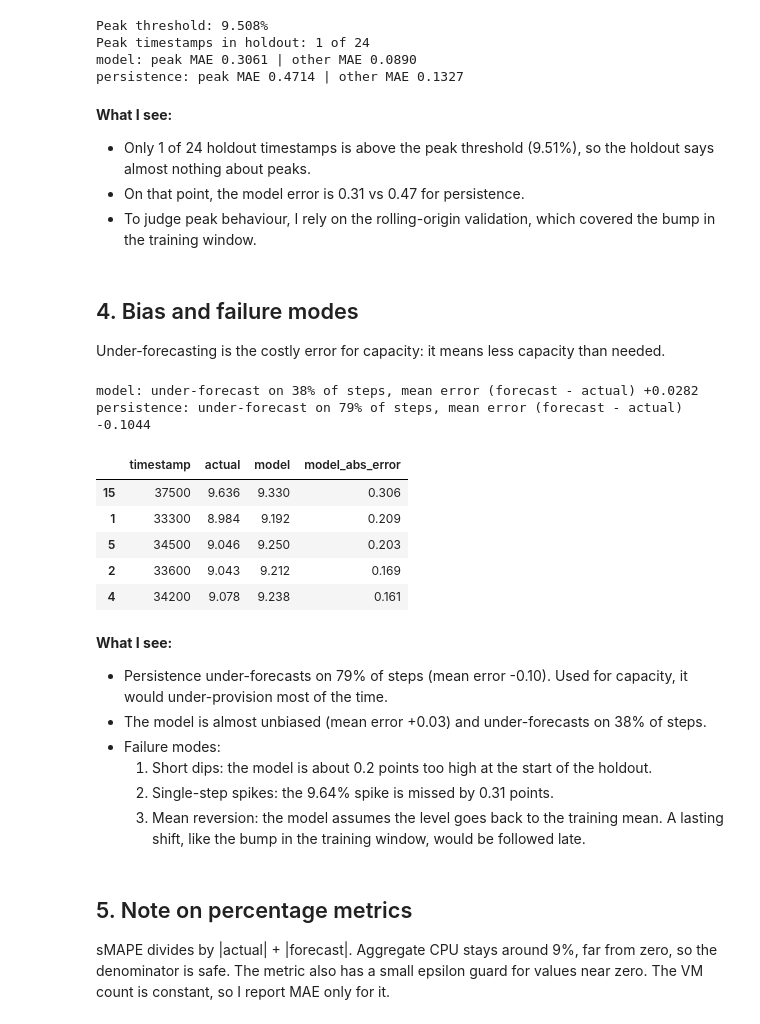
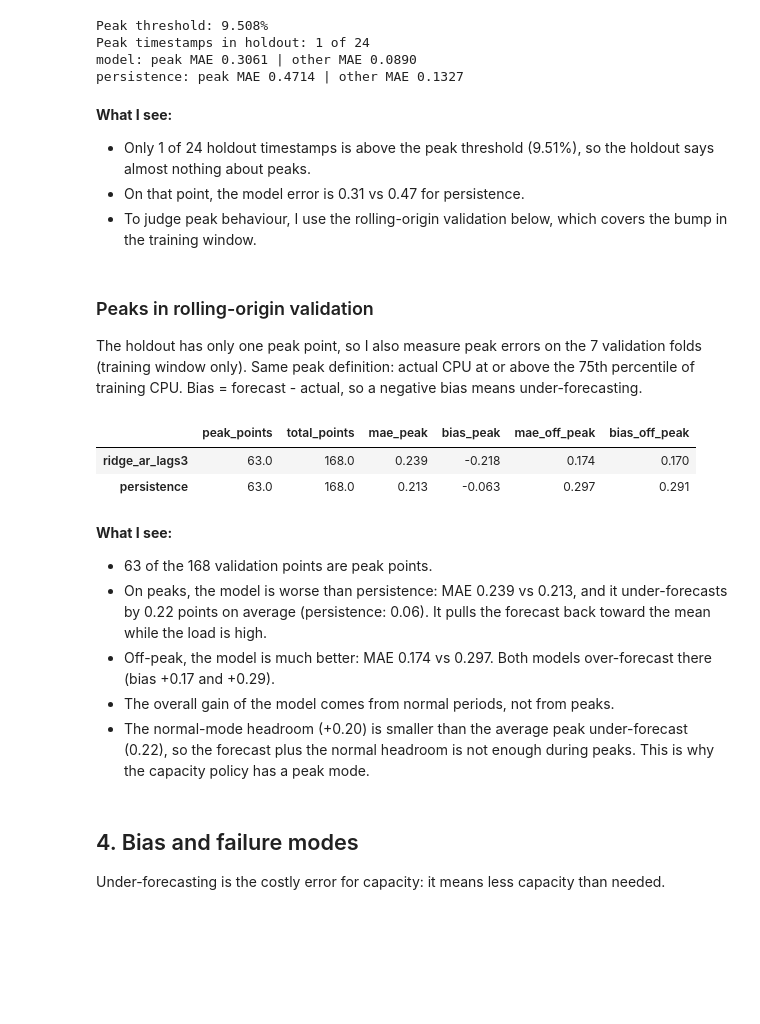
Before and after one commit to RayenSansa03/cloud-workload-forecasting, a Jupyter notebook: notebooks/03_holdout_evaluation.ipynb, the cells around one changed output. Cells and saved outputs as stored; diff of their text form; code cells hidden in the pictures; blank space fills up the shorter version.

Commit message:
docs: add peak-period validation analysis

```diff
--- a/notebooks/03_holdout_evaluation.ipynb
+++ b/notebooks/03_holdout_evaluation.ipynb
@@ -109,38 +109,48 @@ persistence: peak MAE 0.4714 | other MAE 0.1327
 **What I see:**
 - Only 1 of 24 holdout timestamps is above the peak threshold (9.51%), so the holdout says almost nothing about peaks.
 - On that point, the model error is 0.31 vs 0.47 for persistence.
-- To judge peak behaviour, I rely on the rolling-origin validation, which covered the bump in the training window.
+- To judge peak behaviour, I use the rolling-origin validation below, which covers the bump in the training window.
 # %% [markdown]
-## 4. Bias and failure modes
-Under-forecasting is the costly error for capacity: it means less capacity than needed.
+### Peaks in rolling-origin validation
+The holdout has only one peak point, so I also measure peak errors on the 7 validation folds (training window only).
+Same peak definition: actual CPU at or above the 75th percentile of training CPU.
+Bias = forecast - actual, so a negative bias means under-forecasting.
 # %%
-for name in ["model", "persistence"]:
-    under_share = (results[name] < results["actual"]).mean()
-    bias = (results[name] - results["actual"]).mean()
-    print(f"{name}: under-forecast on {under_share:.0%} of steps, mean error (forecast - actual) {bias:+.4f}")
+from cwfc.evaluation import backtest
+from cwfc.pipeline import forecast_cpu
 
-results["model_abs_error"] = (results["actual"] - results["model"]).abs()
-results.nlargest(5, "model_abs_error")[["timestamp", "actual", "model", "model_abs_error"]].round(3)
+cpu_train = train["aggregate_cpu_utilization"].to_numpy()
+validation_models = {"ridge_ar_lags3": forecast_cpu, "persistence": persistence_forecast}
+
+rows = {}
+for name, forecaster in validation_models.items():
+    bt = backtest(cpu_train, forecaster, horizon=24, min_train=48, step=6)
+    error = bt["forecast"] - bt["actual"]
+    is_peak = bt["actual"] >= peak_threshold
+    rows[name] = {
+        "peak_points": int(is_peak.sum()),
+        "total_points": len(bt),
+        "mae_peak": error[is_peak].abs().mean(),
+        "bias_peak": error[is_peak].mean(),
+        "mae_off_peak": error[~is_peak].abs().mean(),
+        "bias_off_peak": error[~is_peak].mean(),
+    }
+
+pd.set_option("display.width", 200)
+pd.DataFrame(rows).T.round(3)
 # %% [output]
-model: under-forecast on 38% of steps, mean error (forecast - actual) +0.0282
-persistence: under-forecast on 79% of steps, mean error (forecast - actual) -0.1044
-|  | timestamp | actual | model | model_abs_error |
-| 15 | 37500 | 9.636 | 9.330 | 0.306 |
-| 1 | 33300 | 8.984 | 9.192 | 0.209 |
-| 5 | 34500 | 9.046 | 9.250 | 0.203 |
-| 2 | 33600 | 9.043 | 9.212 | 0.169 |
-| 4 | 34200 | 9.078 | 9.238 | 0.161 |
+|  | peak_points | total_points | mae_peak | bias_peak | mae_off_peak | bias_off_peak |
+| ridge_ar_lags3 | 63.0 | 168.0 | 0.239 | -0.218 | 0.174 | 0.170 |
+| persistence | 63.0 | 168.0 | 0.213 | -0.063 | 0.297 | 0.291 |
 # %% [markdown]
 **What I see:**
-- Persistence under-forecasts on 79% of steps (mean error -0.10). Used for capacity, it would under-provision most of the time.
-- The model is almost unbiased (mean error +0.03) and under-forecasts on 38% of steps.
-- Failure modes:
-  1. Short dips: the model is about 0.2 points too high at the start of the holdout.
-  2. Single-step spikes: the 9.64% spike is missed by 0.31 points.
-  3. Mean reversion: the model assumes the level goes back to the training mean.
-     A lasting shift, like the bump in the training window, would be followed late.
+- 63 of the 168 validation points are peak points.
+- On peaks, the model is worse than persistence: MAE 0.239 vs 0.213, and it under-forecasts by 0.22 points
+  on average (persistence: 0.06). It pulls the forecast back toward the mean while the load is high.
+- Off-peak, the model is much better: MAE 0.174 vs 0.297. Both models over-forecast there (bias +0.17 and +0.29).
+- The overall gain of the model comes from normal periods, not from peaks.
+- The normal-mode headroom (+0.20) is smaller than the average peak under-forecast (0.22),
+  so the forecast plus the normal headroom is not enough during peaks. This is why the capacity policy has a peak mode.
 # %% [markdown]
-## 5. Note on percentage metrics
-sMAPE divides by |actual| + |forecast|. Aggregate CPU stays around 9%, far from zero, so the denominator is safe.
-The metric also has a small epsilon guard for values near zero.
-The VM count is constant, so I report MAE only for it.
+## 4. Bias and failure modes
+Under-forecasting is the costly error for capacity: it means less capacity than needed.
```
Also changed, not shown: parts of 3 cells of this notebook.
